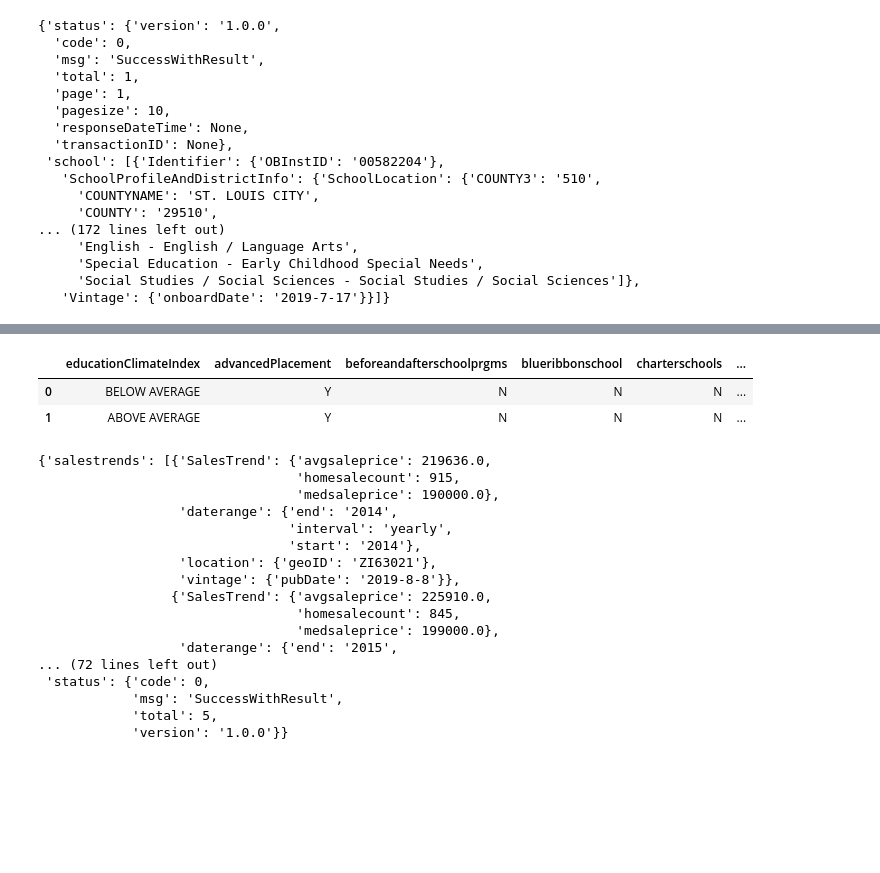
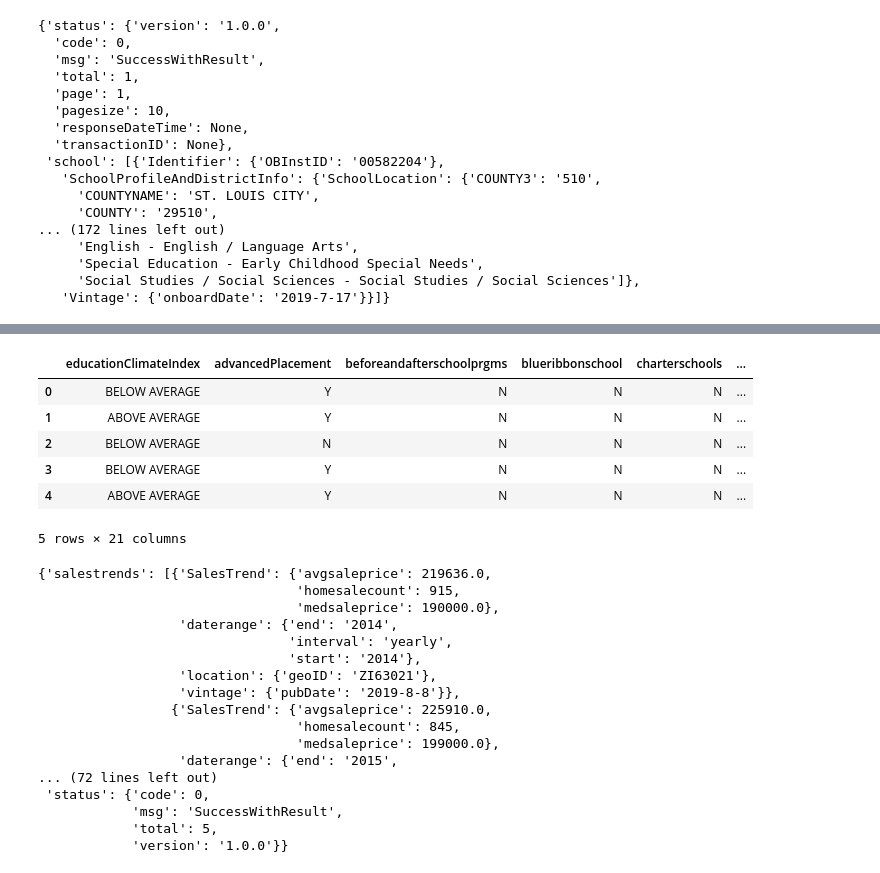
Before and after one commit to turtle3k/team-project, a Jupyter notebook: Attom Data/Attom.ipynb, the cells around one changed output, grey strips where cells are left out. Cells and saved outputs as stored; diff of their text form; code cells hidden in the pictures; blank space fills up the shorter version.

```diff
--- a/Attom Data/Attom.ipynb
+++ b/Attom Data/Attom.ipynb
@@ -119,25 +138,40 @@ school_details = []
 
 # import the csv file - need OBInstID in either a list or df
 # **NOTE using list temporarily to test
-OBInstID_list = ['577405','1524889']
+# OBInstID_list = ['577405','1524889']
+#OBInstID_list = latlon_df['OBInstlD']
+# NOTE, csv file imported in cell above.  Create list w/ OBInstID from it . . .
+OBInstID_list = latlon_df['OBInstlD'].tolist()
+
 # Set School detail url
 # sd_url = "https://api.gateway.attomdata.com/propertyapi/v1.0.0/school/detail?id=00582204"
 sd_url = "https://api.gateway.attomdata.com/propertyapi/v1.0.0/school/detail?id="
 
+# Loop over the list of IDs for each school and grab the detail information
 for OBID in OBInstID_list:
-    sd = requests.get(sd_url + OBID, headers={"accept":"application/json", "apikey":attom_data}).json()
+    sd = requests.get(sd_url + str(OBID), headers={"accept":"application/json", "apikey":attom_data}).json()
     school = sd['school'][0]
     school_detail = school['SchoolProfileAndDistrictInfo']['SchoolDetail']
     school_details.append(school_detail)
-    ##sd = requests.get(sd_url, headers={"Accept":"application/json", "apikey":attom_data})
     #print(sd)
     #print(base_url + OBID)
     #s_climate_index.append(sd['school'][0]['SchoolDetail'])
 #     s_climate_index.append(sd['school'])
 #     pprint(s_climate_index)
 
-pd.DataFrame(school_details)
+# Create a dataframe from the list of school detail info
+school_details_df = pd.DataFrame(school_details)
+
+# Add the school ID as a column to the df in case needed it later as a key for a merge
+school_details_df["OBInstID"] = OBInstID_list
-# %% [output]
-|  | educationClimateIndex | advancedPlacement | beforeandafterschoolprgms | blueribbonschool | charterschools | ... |
-| 0 | BELOW AVERAGE | Y | N | N | N | ... |
-| 1 | ABOVE AVERAGE | Y | N | N | N | ... |
+# %%
+#print(OBInstID_list)
+school_details_df.head()
+# %% [output]
+|  | educationClimateIndex | advancedPlacement | beforeandafterschoolprgms | blueribbonschool | charterschools | ... |
+| 0 | BELOW AVERAGE | Y | N | N | N | ... |
+| 1 | ABOVE AVERAGE | Y | N | N | N | ... |
+| 2 | BELOW AVERAGE | N | N | N | N | ... |
+| 3 | BELOW AVERAGE | Y | N | N | N | ... |
+| 4 | ABOVE AVERAGE | Y | N | N | N | ... |
+5 rows × 21 columns
```
Also changed, not shown: parts of 3 cells of this notebook, 1 other file.
